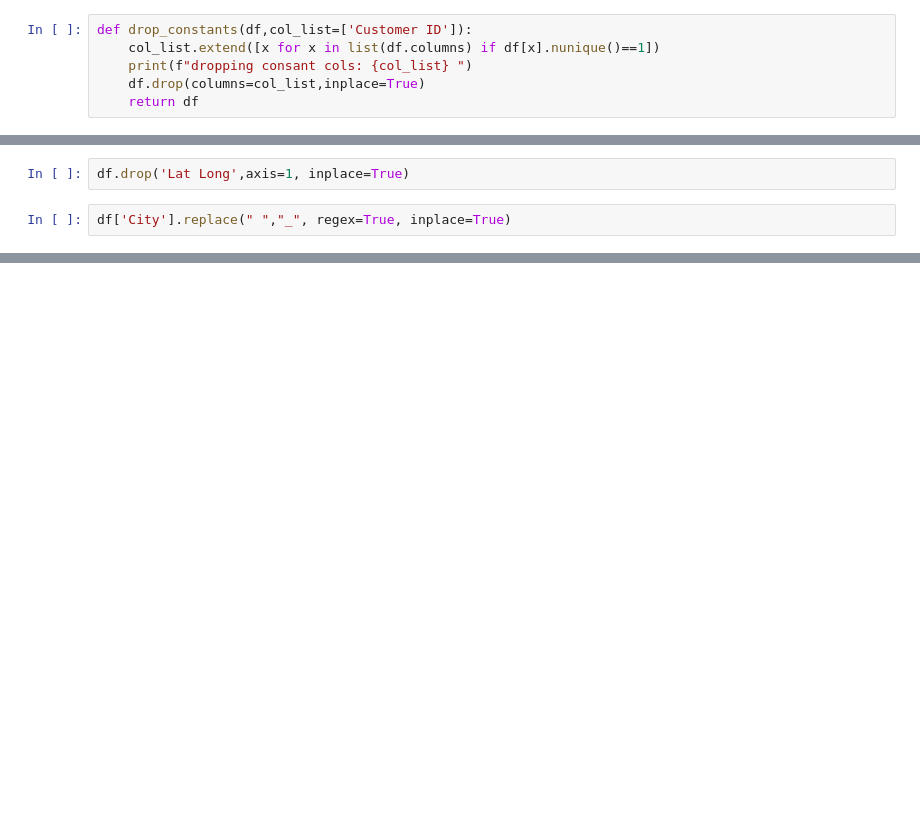
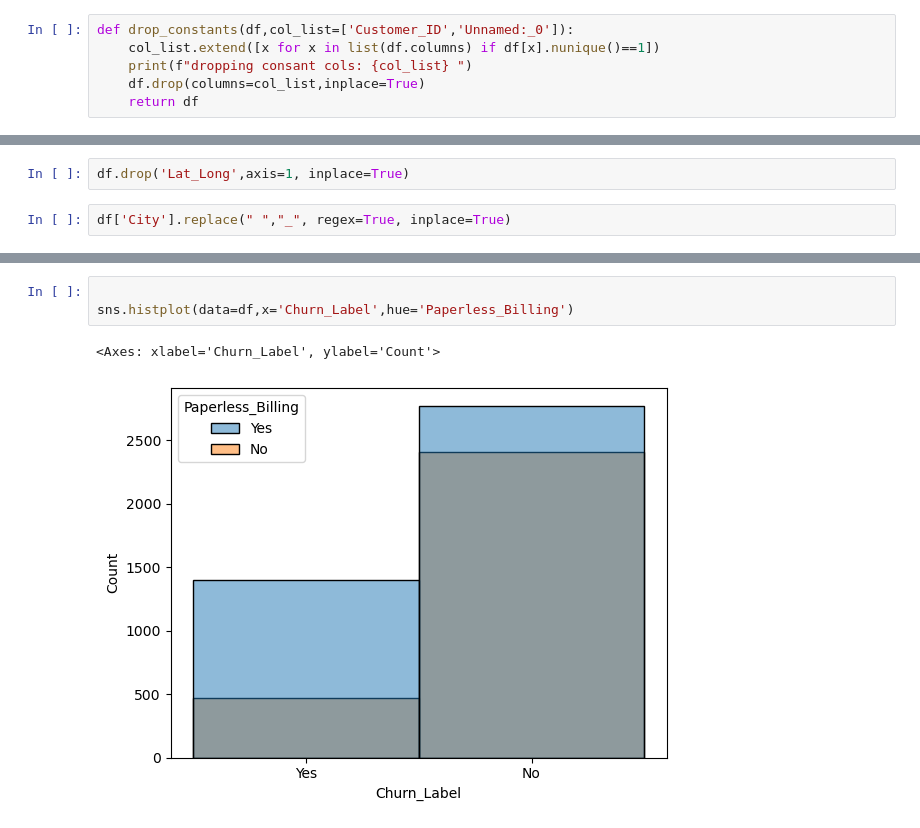
Before and after one commit to Ravi-Kumar-Yadav-6289/Amazon-Reviews-Extraction, a Jupyter notebook: xgboost_test/main.ipynb, the cells around one changed output, grey strips where cells are left out. Drawn from its saved outputs; the diff is of its cells as text; blank space fills up the shorter version.

```diff
--- a/xgboost_test/main.ipynb
+++ b/xgboost_test/main.ipynb
@@ -26,5 +28,5 @@ Index(['Unnamed: 0', 'Customer ID', 'demo_count', 'Country', 'State', 'City',
 # %%
-def drop_constants(df,col_list=['Customer ID']):
+def drop_constants(df,col_list=['Customer_ID','Unnamed:_0']):
     col_list.extend([x for x in list(df.columns) if df[x].nunique()==1])
     print(f"dropping consant cols: {col_list} ")
     df.drop(columns=col_list,inplace=True)
@@ -37,4 +39,4 @@ dropping consant cols: ['Customer ID', 'demo_count', 'Country', 'State']
 # %%
-df.drop('Lat Long',axis=1, inplace=True)
+df.drop('Lat_Long',axis=1, inplace=True)
 # %%
 df['City'].replace(" ","_", regex=True, inplace=True)
@@ -49,0 +85,6 @@ array([ 1,  8, 18, 25, 37, 27, 58, 15,  7, 11,  3, 13, 16, 24,  4, 32, 54,
+# %%
+
+sns.histplot(data=df,x='Churn_Label',hue='Paperless_Billing')
+# %% [output]
+<Axes: xlabel='Churn_Label', ylabel='Count'>
+[figure, added]
```
Also changed, not shown: parts of 15 cells of this notebook.
